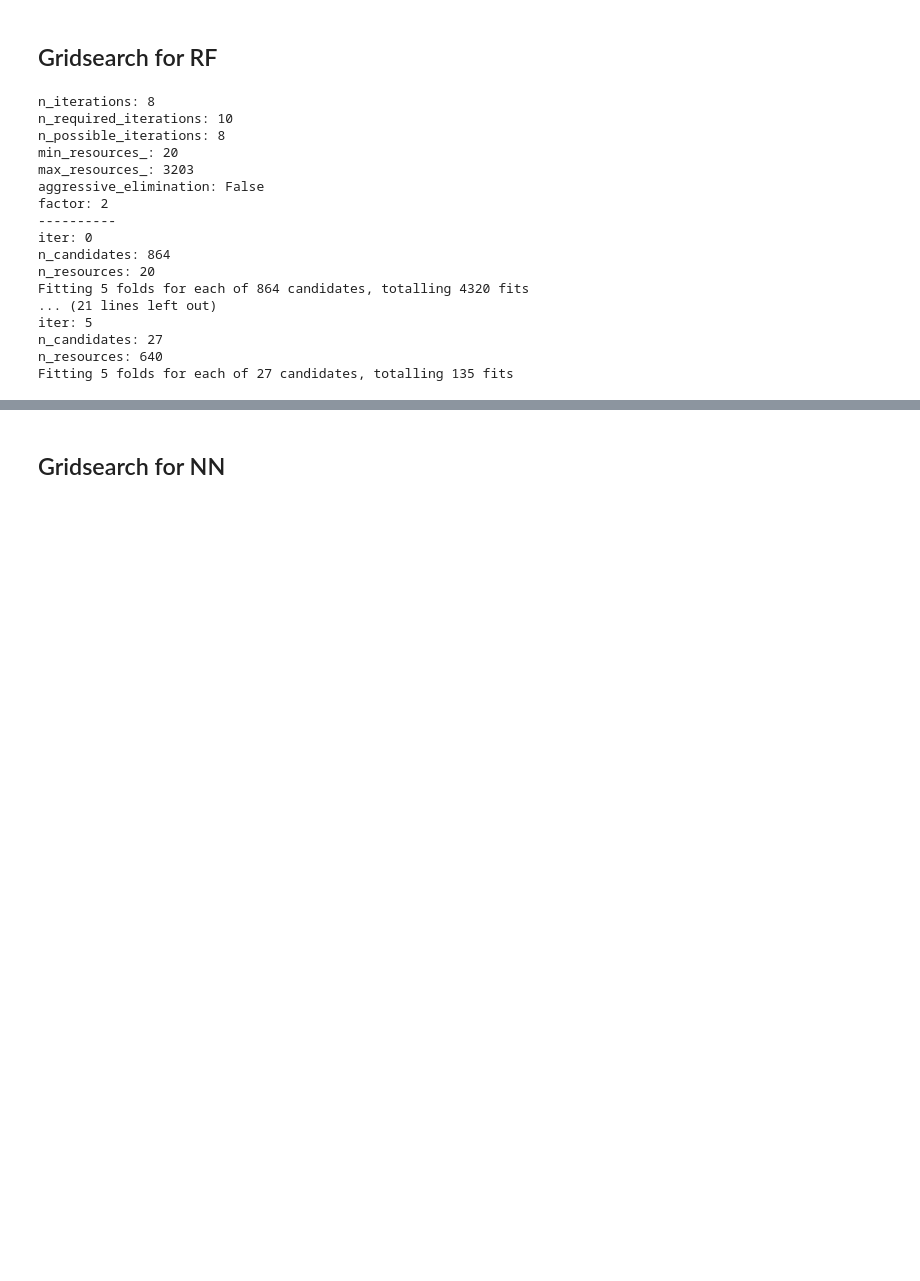
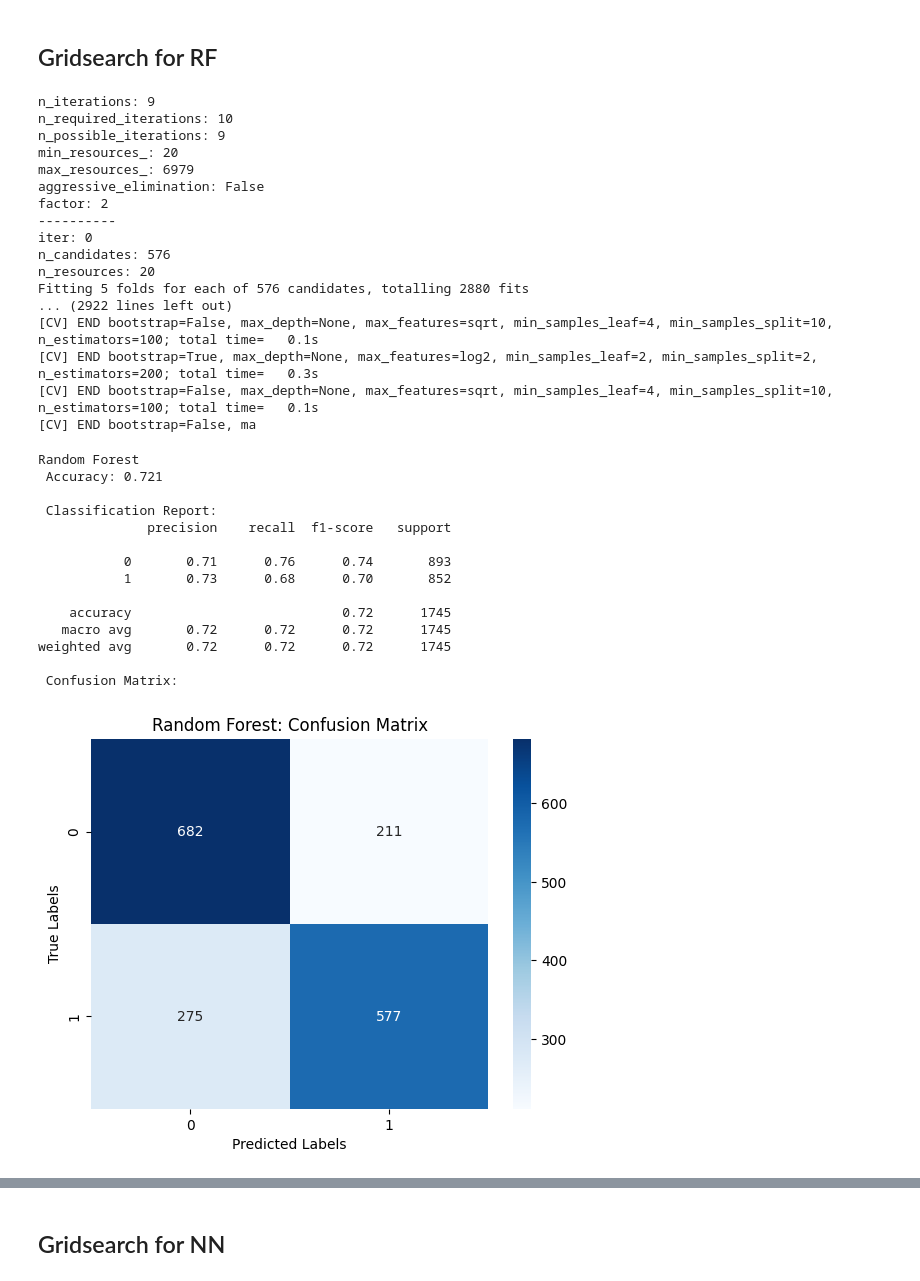
Before and after one commit to dbellenberg/CostSensitiveCreditRisk, a Jupyter notebook: final_project/merged_final_version/final_ml_project.ipynb, the cells around one changed output, grey strips where cells are left out. Cells and saved outputs as stored; diff of their text form; code cells hidden in the pictures; blank space fills up the shorter version.

```diff
--- a/final_project/merged_final_version/final_ml_project.ipynb
+++ b/final_project/merged_final_version/final_ml_project.ipynb
@@ -474,7 +439,7 @@ param_grid_rf = {
     'max_depth': [None, 10, 20, 30],
     'min_samples_split': [2, 5, 10],
     'min_samples_leaf': [1, 2, 4],
-    'max_features': ['auto', 'sqrt', 'log2'],
+    'max_features': ['sqrt', 'log2'],
     'bootstrap': [True, False]
 }
 
@@ -482,36 +447,51 @@ param_grid_rf = {
 rf = RandomForestClassifier()
 
 # Set up the HalvingGridSearchCV
-grid_search_rf = HalvingGridSearchCV(estimator=rf, param_grid=param_grid_rf, cv=5, n_jobs=-1, verbose=2, factor=2, min_resources='exhaust')
+rf_opt = HalvingGridSearchCV(estimator=rf, param_grid=param_grid_rf, cv=5, n_jobs=-1, verbose=2, factor=2, min_resources='exhaust')
 
 # Fit the HalvingGridSearchCV to the data
-grid_search_rf.fit(X_train, y_train)
+rf_opt.fit(X_train, y_train)
 
 # Get the best parameters
-best_params_rf = grid_search_rf.best_params_
+best_params_rf = rf_opt.best_params_
 print("Best parameters for Random Forest:", best_params_rf)
 # %% [output]
-n_iterations: 8
+n_iterations: 9
 n_required_iterations: 10
-n_possible_iterations: 8
+n_possible_iterations: 9
 min_resources_: 20
-max_resources_: 3203
+max_resources_: 6979
 aggressive_elimination: False
 factor: 2
 ----------
 iter: 0
-n_candidates: 864
+n_candidates: 576
 n_resources: 20
-Fitting 5 folds for each of 864 candidates, totalling 4320 fits
-... (21 lines left out)
-iter: 5
-n_candidates: 27
-n_resources: 640
-Fitting 5 folds for each of 27 candidates, totalling 135 fits
+Fitting 5 folds for each of 576 candidates, totalling 2880 fits
+... (2922 lines left out)
+[CV] END bootstrap=False, max_depth=None, max_features=sqrt, min_samples_leaf=4, min_samples_split=10, n_estimators=100; total time=   0.1s
+[CV] END bootstrap=True, max_depth=None, max_features=log2, min_samples_leaf=2, min_samples_split=2, n_estimators=200; total time=   0.3s
+[CV] END bootstrap=False, max_depth=None, max_features=sqrt, min_samples_leaf=4, min_samples_split=10, n_estimators=100; total time=   0.1s
+[CV] END bootstrap=False, ma
 # %%
 # Use the best estimator to make predictions on the test data
-y_pred_rf = grid_search_rf.best_estimator_.predict(X_test)
+y_pred_rf = rf_opt.best_estimator_.predict(X_test)
 
-# Print the classification report for the Random Forest Classifier
-print("Classification Report for Random Forest Classifier:")
-print(classification_report(y_test, y_pred_rf))
+#evaluation
+evaluate(y_test, y_pred_rf, "Random Forest")
+# %% [output]
+Random Forest
+ Accuracy: 0.721
+
+ Classification Report:
+              precision    recall  f1-score   support
+
+           0       0.71      0.76      0.74       893
+           1       0.73      0.68      0.70       852
+
+    accuracy                           0.72      1745
+   macro avg       0.72      0.72      0.72      1745
+weighted avg       0.72      0.72      0.72      1745
+
+ Confusion Matrix:
+[figure, added]
```
Also changed, not shown: parts of 35 cells of this notebook, 23 other files.
